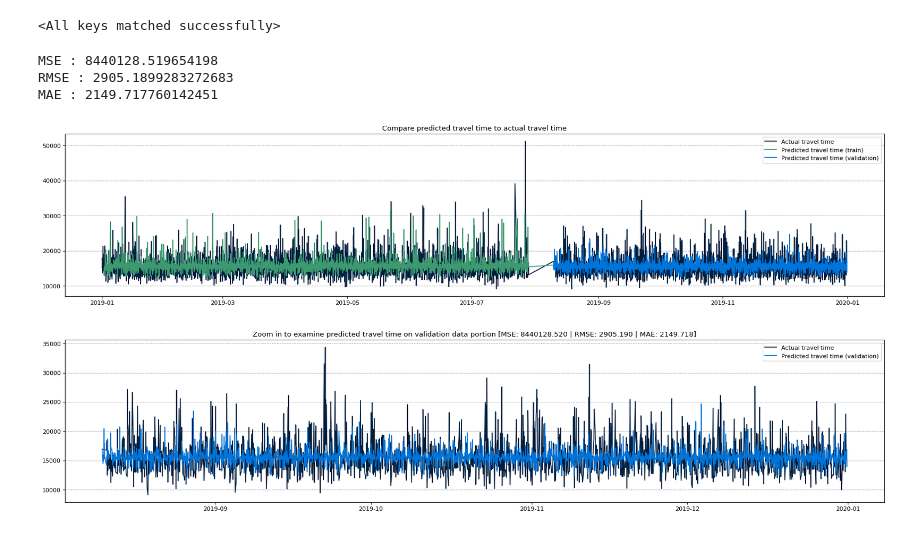
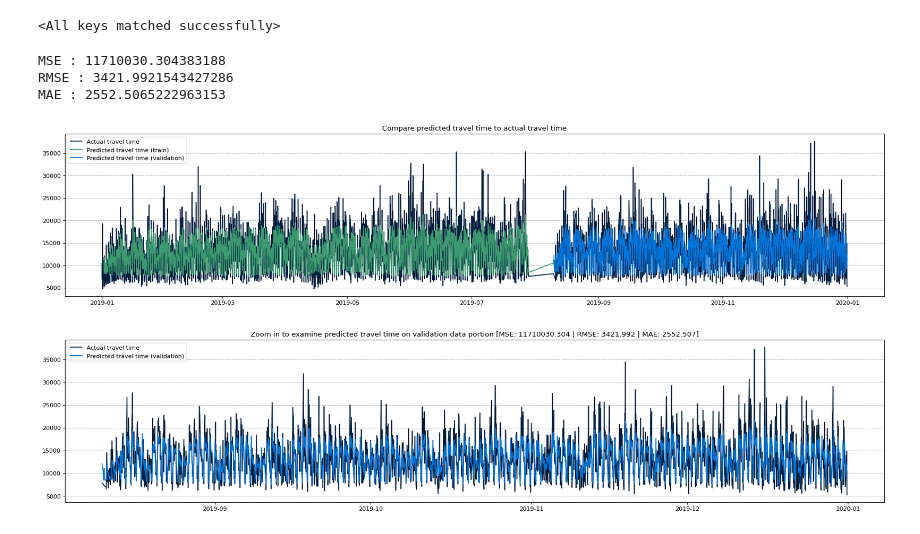
Before and after one commit to Travel-Time-Prediction/explore-gps-log-data, a Jupyter notebook: models/lstm/train.ipynb, the cells around one changed output. Saved outputs shown, nothing was run; the diff lists cells and outputs as text; code cells hidden in the pictures.

```diff
--- a/models/lstm/train.ipynb
+++ b/models/lstm/train.ipynb
@@ -116,5 +150,5 @@ Validation data shape (3020, 21, 1) (3020,)
 # %%
-model = LSTM_Model(input_size=cfg['model']['input_size'], hidden_size=cfg['model']['lstm_size'], num_layers=cfg['model']['num_lstm_layers'], output_size=1, dropout=cfg['model']['dropout'])
+# model = LSTM_Model(input_size=cfg['model']['input_size'], hidden_size=cfg['model']['lstm_size'], num_layers=cfg['model']['num_lstm_layers'], output_size=1, dropout=cfg['model']['dropout'])
 if torch.cuda.is_available():
     cfg['train']['device'] = 'cuda'
 else:
@@ -134,8 +168,8 @@ val_dataloader = DataLoader(dataset_val, batch_size=cfg['train']['batch_size'],
 # define optimizer, sheduler and loss function
 criterion = nn.MSELoss()
 optimizer = config_optimizer(cfg, model.parameters())
-scheduler = optim.lr_scheduler.StepLR(optimizer, step_size=cfg['scheduler']['step_size'], gamma=0.1)
-early_stopping = EarlyStopping(patience=20, verbose=True, path=cfg['train']['checkpoint_path'])
+scheduler = optim.lr_scheduler.StepLR(optimizer, step_size=cfg['scheduler']['step_size'], gamma=0.5)
+early_stopping = EarlyStopping(patience=20, verbose=True, path=cfg['train']['checkpoint_path'], delta=0.001)
 # %% [output]
 Using [adam]: learning rate = 0.001, weight_decay = 1e-06
 # %%
@@ -157,37 +191,32 @@ for epoch in range(cfg['train']['num_epoch']):
         x = x.to(cfg['train']['device'])
         y = y.to(cfg['train']['device'])
 
-        optimizer.zero_grad()
-
         # prediction
         pred = model(x)
-        loss = criterion(pred, y)
+        loss = criterion(pred[:,0], y)
 
+        optimizer.zero_grad()
         loss.backward()
         optimizer.step()
 
         # add train loss
-        train_losses.append(loss.detach().item() / batch_size)
-
-        # show status
-        # if batch_idx % 20 == 0:
-        #     print(f"batch idx: {batch_idx} => train_loss: {loss.item()}")
+        train_losses.append(loss.item())
 
     ######################
     # validate the model #
     ######################
     model.eval()
-    for batch, (x, y) in enumerate(val_dataloader):
+    for batch_idx, (x, y) in enumerate(val_dataloader):
         batch_size = x.shape[0]
 
         x = x.to(cfg['train']['device'])
         y = y.to(cfg['train']['device'])
 
         pred = model(x)
-        loss = criterion(pred, y)
+        loss = criterion(pred[:,0], y)
 
         # add valid loss
-        valid_losses.append(loss.detach().item() / batch_size)
+        valid_losses.append(loss.item())
 
     # update scheduler
     lr = scheduler.get_last_lr()[0]
@@ -203,7 +232,7 @@ for epoch in range(cfg['train']['num_epoch']):
     train_losses = []
     valid_losses = []
 
-    early_stopping(valid_loss, epoch, model)
+    early_stopping(valid_loss, epoch, model, cfg)
 
     if early_stopping.early_stop:
         print('Early stopping')
@@ -252,7 +281,7 @@ plt.show()
 train_dataloader = DataLoader(dataset_train, batch_size=cfg['train']['batch_size'], shuffle=False)
 val_dataloader = DataLoader(dataset_val, batch_size=cfg['train']['batch_size'], shuffle=False)
 # %%
-checkpoint = torch.load(os.path.join(cfg['train']['checkpoint_path'],'lstm_27_0.096.pth'))
+checkpoint = torch.load(os.path.join(cfg['train']['checkpoint_path'],'lstm_45_0.606.pth'))
 model.load_state_dict(checkpoint['net'])
 # %% [output]
 <All keys matched successfully>
@@ -265,13 +294,13 @@ for batch_idx, (x, y) in enumerate(train_dataloader):
     x = x.to(cfg['train']['device'])
     pred = model(x)
     pred = pred.cpu().detach().numpy()
-    predicted_train = np.concatenate((predicted_train, pred))
+    predicted_train = np.concatenate((predicted_train, pred[:, 0]))
 
 for batch_idx, (x, y) in enumerate(val_dataloader):
     x = x.to(cfg['train']['device'])
     pred = model(x)
     pred = pred.cpu().detach().numpy()
-    predicted_val = np.concatenate((predicted_val, pred))
+    predicted_val = np.concatenate((predicted_val, pred[:, 0]))
 
 mse = mean_squared_error(scaler.inverse_transform(data_y_val.reshape(-1, 1)), scaler.inverse_transform(predicted_val.reshape(-1, 1)))
 rmse = math.sqrt(mean_squared_error(scaler.inverse_transform(data_y_val.reshape(-1, 1)), scaler.inverse_transform(predicted_val.reshape(-1, 1))))
@@ -290,35 +319,35 @@ if cfg['plots']['show_plots']:
 
     to_plot_data_y_train_pred = np.where(to_plot_data_y_train_pred == 0, None, to_plot_data_y_train_pred)
     to_plot_data_y_val_pred = np.where(to_plot_data_y_val_pred == 0, None, to_plot_data_y_val_pred)
 
     # plot
     fig = plt.figure(figsize=(25, 5), dpi=80)
     fig.patch.set_facecolor((1.0, 1.0, 1.0))
     plt.plot(data_date, data_travel_time, label='Actual travel time', color=cfg['plots']['color_actual'])
     plt.plot(data_date, to_plot_data_y_train_pred, label='Predicted travel time (train)', color=cfg['plots']['color_pred_train'])
     plt.plot(data_date, to_plot_data_y_val_pred, label='Predicted travel time (validation)', color=cfg['plots']['color_pred_val'])
     plt.title(f"Compare predicted travel time to actual travel time")
     plt.grid(b=None, which='major', axis='y', linestyle='--')
     plt.legend()
     plt.show()
 
     # prepare data for plotting, zoom in validation
     to_plot_data_y_val_subset = scaler.inverse_transform(data_y_val.reshape(-1, 1))
     to_plot_predicted_val = scaler.inverse_transform(predicted_val.reshape(-1, 1))
     to_plot_data_date = data_date[split_index + cfg['data']['window_size']:]
 
     #plot
     fig = plt.figure(figsize=(25, 5), dpi=80)
     fig.patch.set_facecolor((1.0, 1.0, 1.0))
     plt.plot(to_plot_data_date, to_plot_data_y_val_subset, label='Actual travel time', color=cfg['plots']['color_actual'])
     plt.plot(to_plot_data_date, to_plot_predicted_val, label='Predicted travel time (validation)', color=cfg['plots']['color_pred_val'])
     plt.title(f"Zoom in to examine predicted travel time on validation data portion [MSE: {mse:.3f} | RMSE: {rmse:.3f} | MAE: {mae:.3f}]")
     plt.grid(b=None, which='major', axis='y', linestyle='--')
     plt.legend()
     plt.show()
 # %% [output]
-MSE : 8440128.519654198
-RMSE : 2905.1899283272683
-MAE : 2149.717760142451
+MSE : 11710030.304383188
+RMSE : 3421.9921543427286
+MAE : 2552.5065222963153
-[figure, old version]
+[figure, new version]
-[figure, old version]
+[figure, new version]
```
Also changed, not shown: parts of 9 cells of this notebook, 2 other files.
